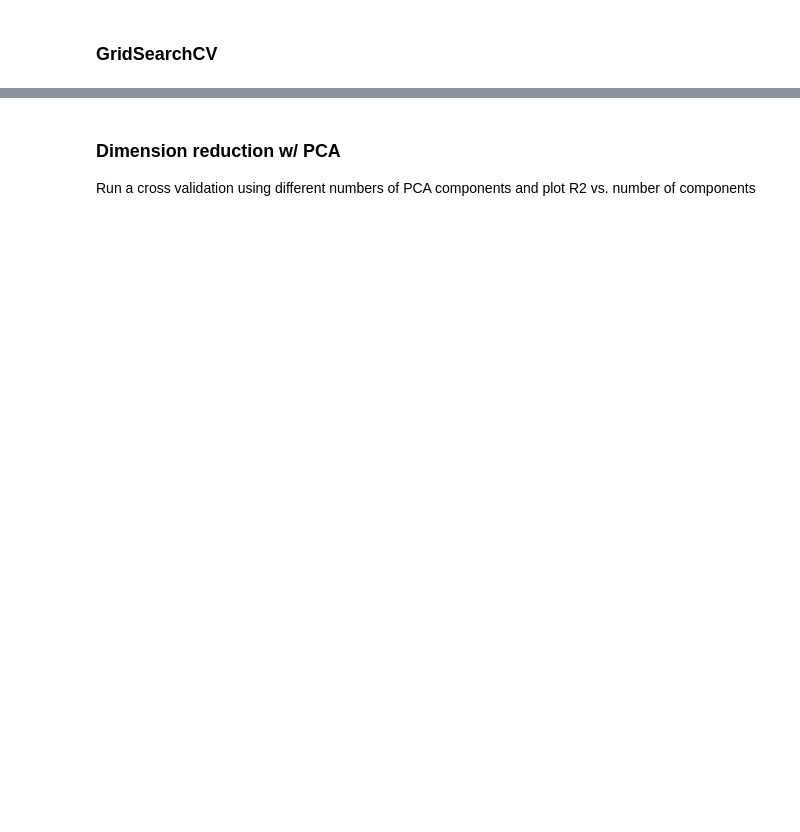
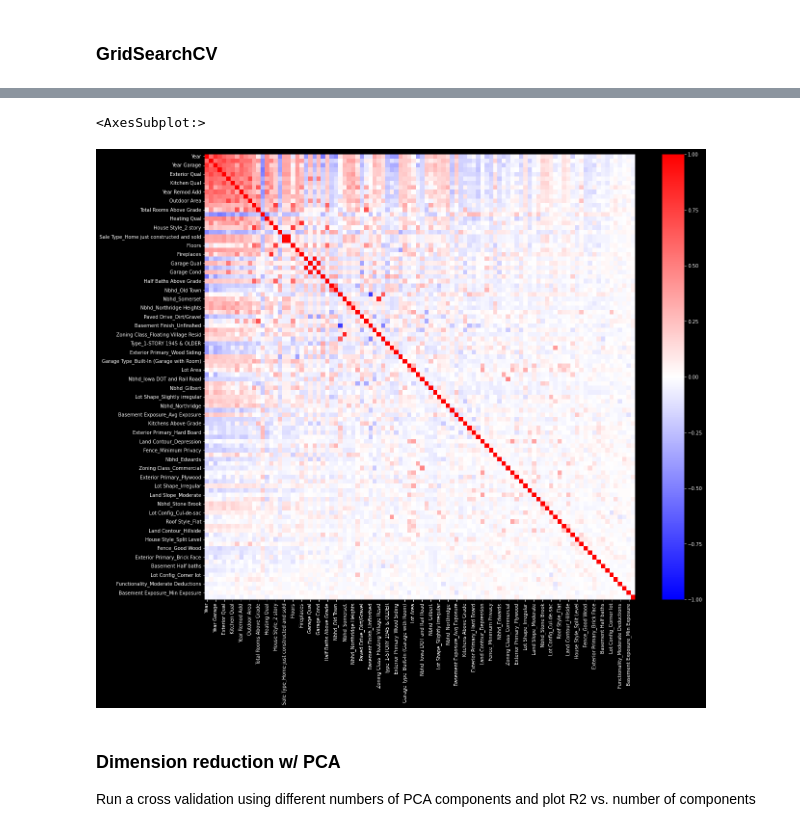
Before and after one commit to gtw2i/MSDS-565-Spring-2025, a Jupyter notebook: Unit 3 - Review ML w Sklearn/Demos/U3_Reg_RealEstate.ipynb, the cells around one changed output, grey strips where cells are left out. Cells and saved outputs as stored; diff of their text form; code cells hidden in the pictures; blank space fills up the shorter version.

```diff
--- a/Unit 3 - Review ML w Sklearn/Demos/U3_Reg_RealEstate.ipynb
+++ b/Unit 3 - Review ML w Sklearn/Demos/U3_Reg_RealEstate.ipynb
@@ -250,7 +382,7 @@ param_grids = {
     "KNeighborsRegressor": (
         KNeighborsRegressor(),
         {
-            "n_neighbors": [1, 5, 10, 20],
+            "n_neighbors": [1, 5, 10, 20, 50],
             "weights": ["uniform", "distance"]
         }
     ),
@@ -259,8 +391,9 @@ param_grids = {
         RandomForestRegressor(),
         {
             "n_estimators": [10, 50, 100],
-            "max_depth": [3, 5, 10, None],
-            "min_samples_split": [2, 5, 10]
+            "max_depth": [3, 5, 10],
+            "min_samples_split": [2, 5, 10],
+            'min_samples_leaf': [1, 2, 5, 10]
         }
     ),
 
@@ -269,13 +402,14 @@ param_grids = {
         {
             "n_estimators": [50, 100, 200],
             "learning_rate": [0.01, 0.1, 0.2],
-            "max_depth": [2, 3, 5]
+            "max_depth": [2, 3, 5],
+            'min_samples_leaf': [1, 2, 5, 10]
         }
     )
 }
 
 # Define cross-validation strategy
-kf = KFold(n_splits=5, shuffle=True, random_state=42)
+kf = KFold(n_splits=5, shuffle=True)
 
 # Store results
 results = []
@@ -391,3 +483,21 @@ Performing GridSearchCV for GradientBoostingRegressor...
+# %%
+corr = X_pars.corr()
+
+# Sort columns by correlation for easy visuals
+total_r2 = (corr**2).sum().sort_values(ascending=False)
+sorted_columns = total_r2.index
+corr = corr.loc[sorted_columns, sorted_columns]
+
+plt.figure(figsize=(20, 17))
+sns.heatmap(
+    corr,
+    vmin=-1,
+    vmax=1,
+    cmap='bwr'
+)
+# %% [output]
+<AxesSubplot:>
+[figure, added]
 # %% [markdown]
 ### Dimension reduction w/ PCA
 
```
Also changed, not shown: parts of 34 cells of this notebook, 3 other files.
